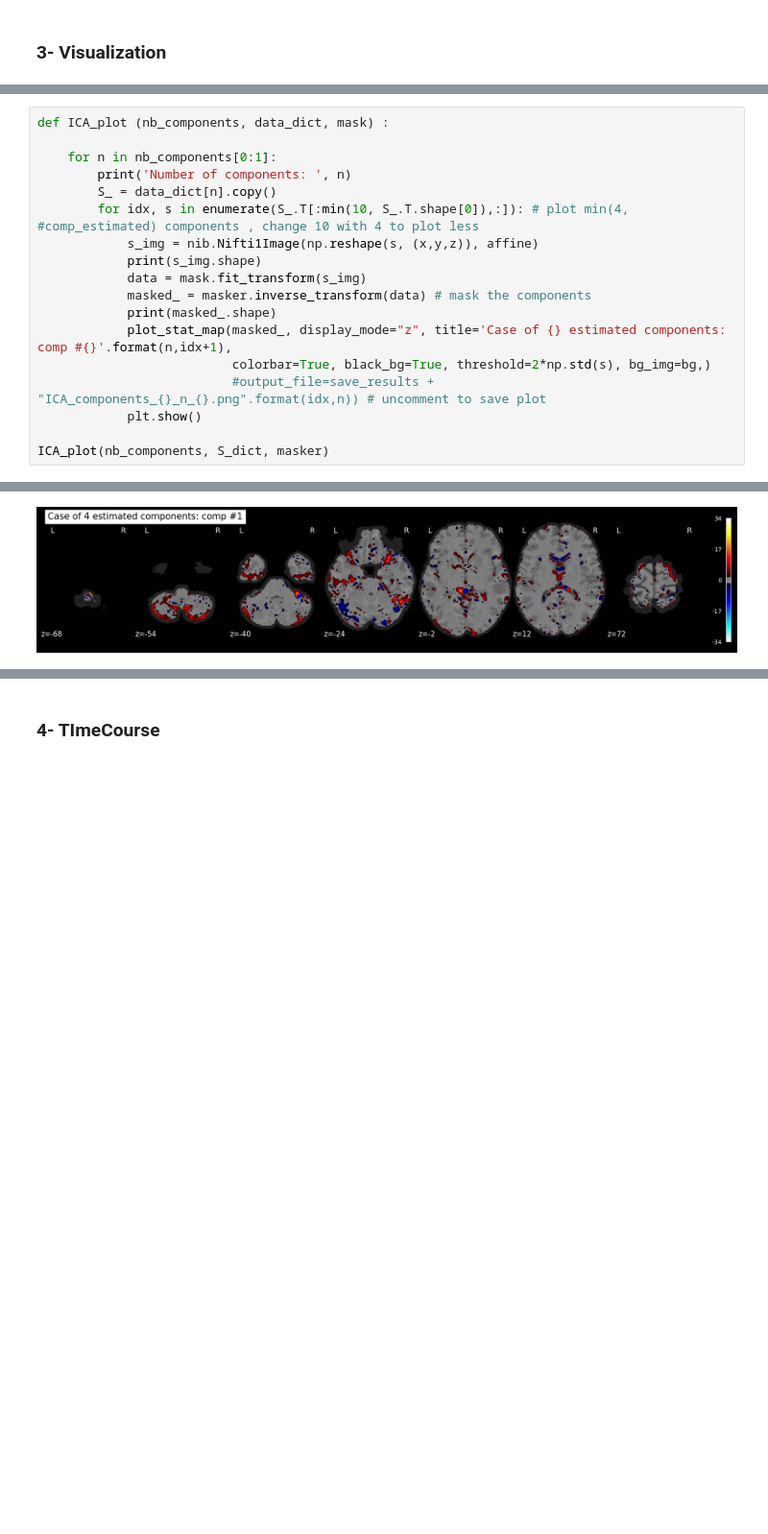
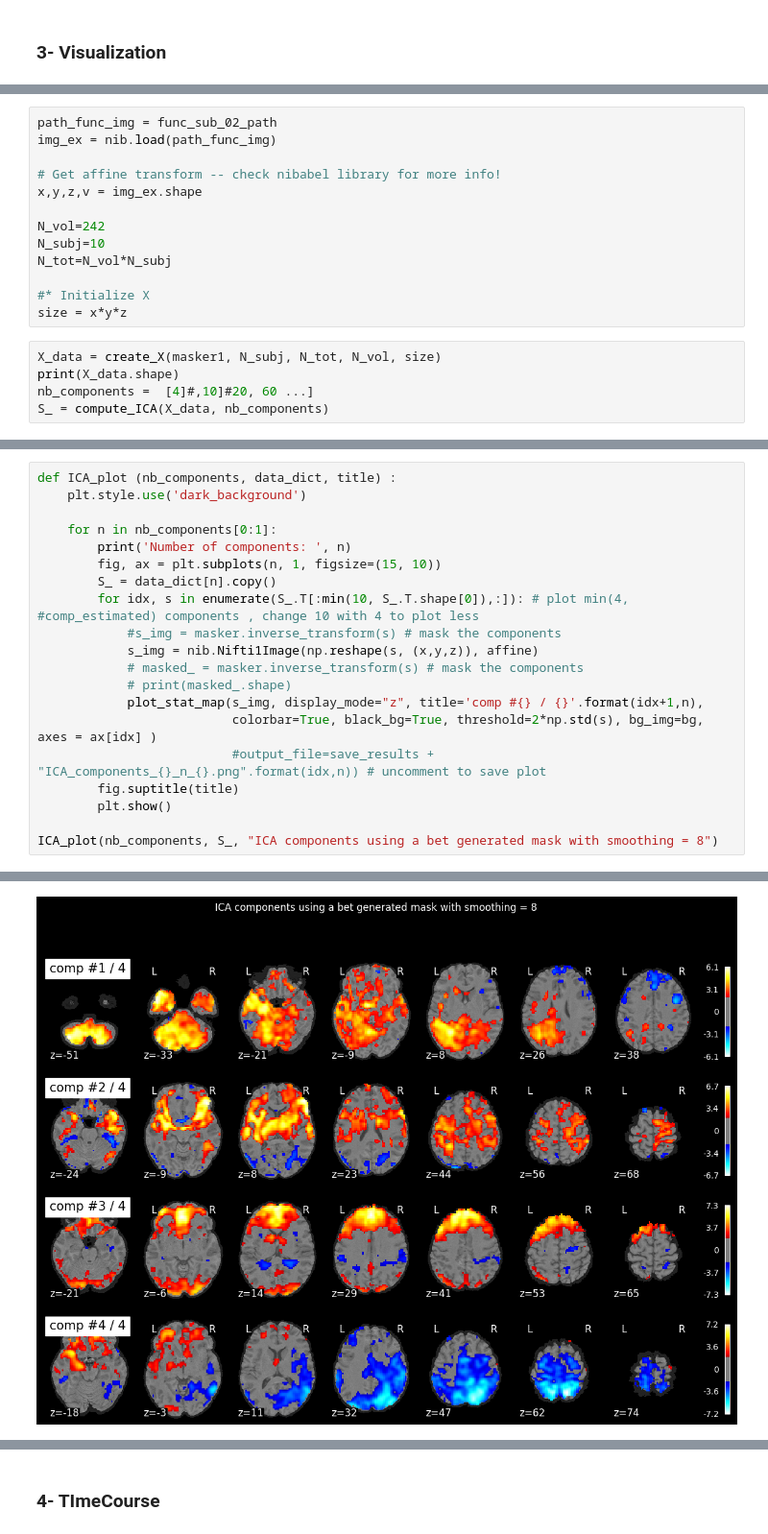
Before and after one commit to claireFriedrich/NSSP, a Jupyter notebook: Miniprojet2/MiniProject_2.ipynb, the cells around one changed output, grey strips where cells are left out. Shown at 96% size. Saved outputs shown, nothing was run; the diff lists cells and outputs as text; blank space fills up the shorter version.

```diff
--- a/Miniprojet2/MiniProject_2.ipynb
+++ b/Miniprojet2/MiniProject_2.ipynb
@@ -658,0 +516,18 @@ print(bg.shape)
+# %%
+path_func_img = func_sub_02_path
+img_ex = nib.load(path_func_img)
+
+# Get affine transform -- check nibabel library for more info!
+x,y,z,v = img_ex.shape
+
+N_vol=242
+N_subj=10
+N_tot=N_vol*N_subj
+
+#* Initialize X
+size = x*y*z
+# %%
+X_data = create_X(masker1, N_subj, N_tot, N_vol, size)
+print(X_data.shape)
+nb_components =  [4]#,10]#20, 60 ...]
+S_ = compute_ICA(X_data, nb_components)
@@ -659,20 +555,22 @@ print(bg.shape)
 # %%
-def ICA_plot (nb_components, data_dict, mask) :
+def ICA_plot (nb_components, data_dict, title) :
+    plt.style.use('dark_background')
 
     for n in nb_components[0:1]:
         print('Number of components: ', n)
+        fig, ax = plt.subplots(n, 1, figsize=(15, 10))
         S_ = data_dict[n].copy()
         for idx, s in enumerate(S_.T[:min(10, S_.T.shape[0]),:]): # plot min(4, #comp_estimated) components , change 10 with 4 to plot less
+            #s_img = masker.inverse_transform(s) # mask the components
             s_img = nib.Nifti1Image(np.reshape(s, (x,y,z)), affine)
-            print(s_img.shape)
-            data = mask.fit_transform(s_img)
-            masked_ = masker.inverse_transform(data) # mask the components
-            print(masked_.shape)
-            plot_stat_map(masked_, display_mode="z", title='Case of {} estimated components: comp #{}'.format(n,idx+1),
-                          colorbar=True, black_bg=True, threshold=2*np.std(s), bg_img=bg,)
+            # masked_ = masker.inverse_transform(s) # mask the components
+            # print(masked_.shape)
+            plot_stat_map(s_img, display_mode="z", title='comp #{} / {}'.format(idx+1,n),
+                          colorbar=True, black_bg=True, threshold=2*np.std(s), bg_img=bg, axes = ax[idx] )
                           #output_file=save_results + "ICA_components_{}_n_{}.png".format(idx,n)) # uncomment to save plot
-            plt.show()
+        fig.suptitle(title)
+        plt.show()
 
-ICA_plot(nb_components, S_dict, masker)
+ICA_plot(nb_components, S_, "ICA components using a bet generated mask with smoothing = 8")
 # %% [output]
 Number of components:  4
@@ -681 +577 @@ Number of components:  4
-[figure, old version]
+[figure, new version]
```
Also changed, not shown: parts of 56 cells of this notebook.
